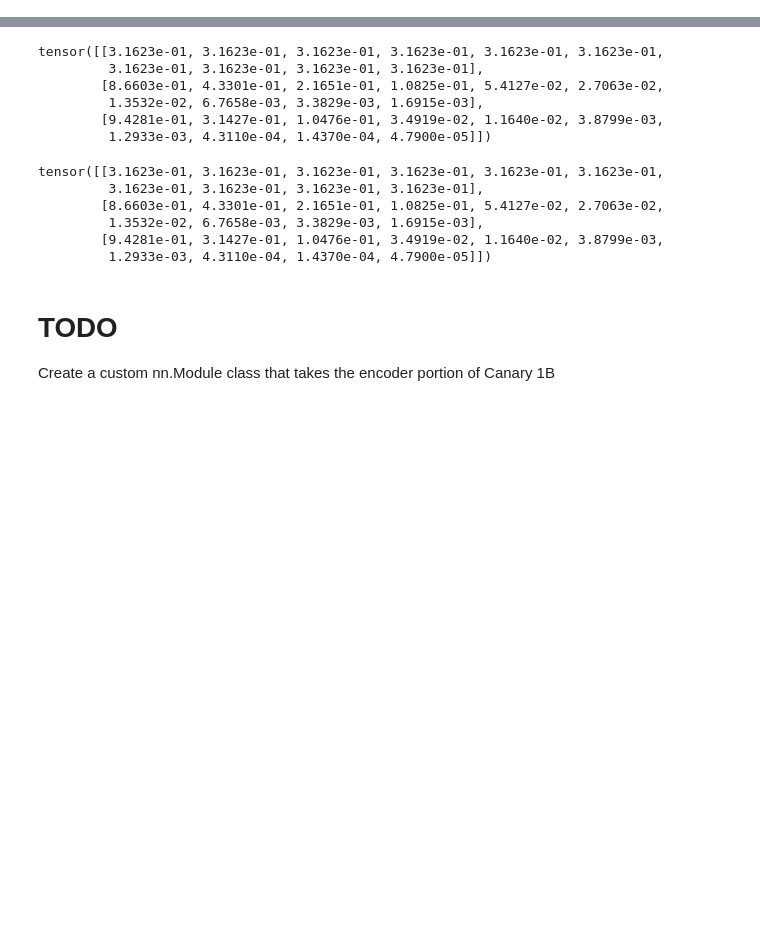
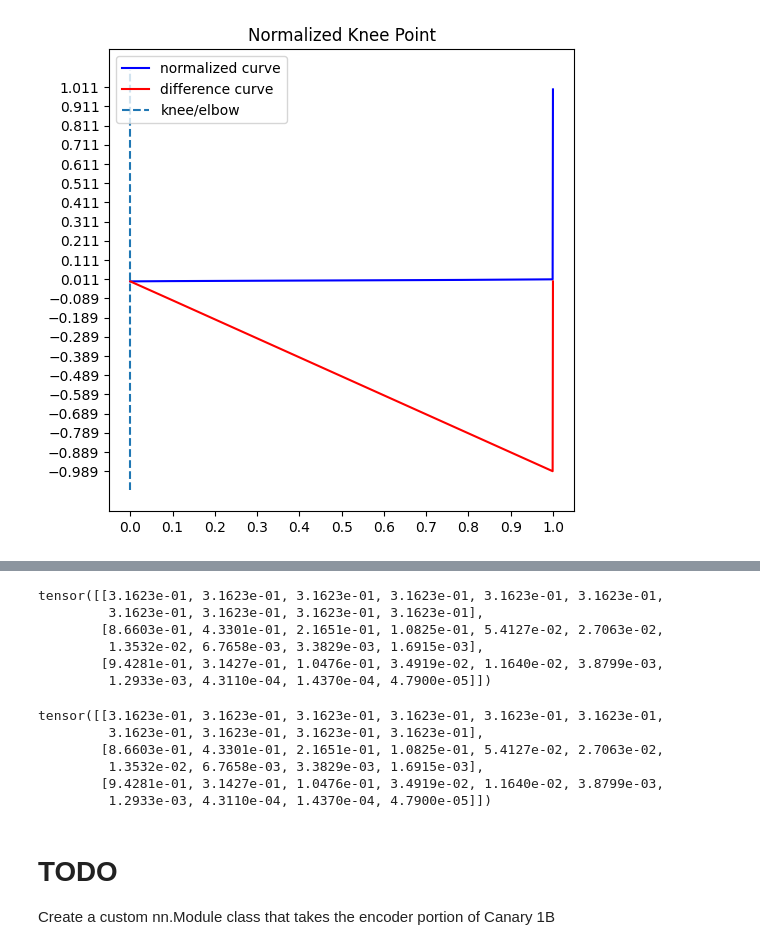
Before and after one commit to chaseez/LING-361-Final-Unsupervised-Speaker-Diarization, a Jupyter notebook: code/model-playground.ipynb, the cells around one changed output, grey strips where cells are left out. Drawn from its saved outputs; the diff is of its cells as text; code cells hidden in the pictures; blank space fills up the shorter version.

```diff
--- a/code/model-playground.ipynb
+++ b/code/model-playground.ipynb
@@ -7,0 +13,10 @@ import math
+# %%
+a = torch.rand((780 * 1500 // 100, 1280))
+# a = a.reshape(-1, 1280)
+u,s,v = np.linalg.svd(a.to(torch.float32))
+# %%
+knee = KneeLocator(np.arange(s.shape[0]), s, S=1.0, curve='concave', direction='decreasing')
+# %%
+knee.plot_knee_normalized()
+# %% [output]
+[figure, added]
```
Also changed, not shown: parts of 10 cells of this notebook, 10 other files.
